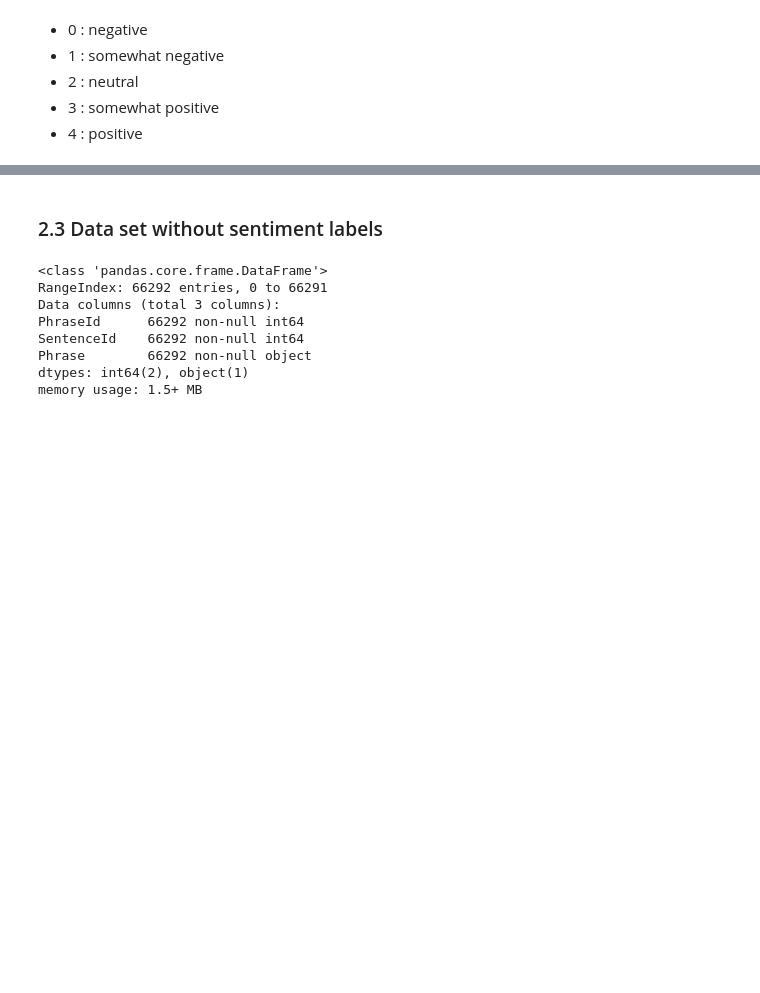
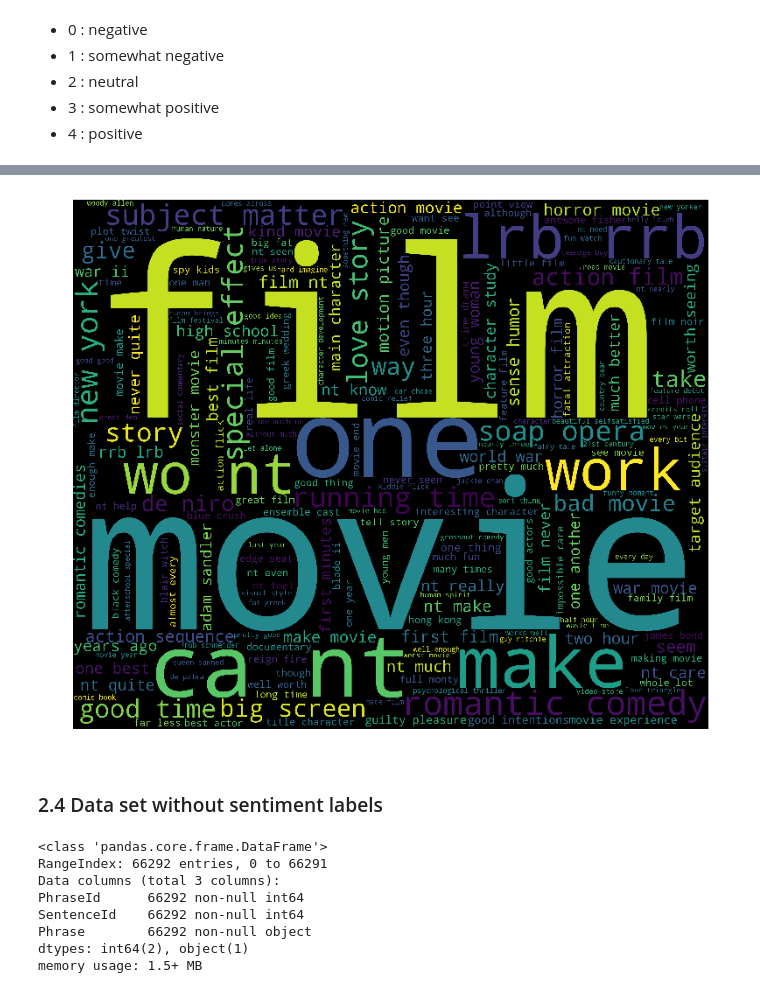
Before and after one commit to Bin-Icarus/Springboard_capstone_project2, a Jupyter notebook: SB_Capstone_Project2/Capstone_Project2.ipynb, the cells around one changed output, grey strips where cells are left out. Cells and saved outputs as stored; diff of their text form; code cells hidden in the pictures; blank space fills up the shorter version.

```diff
--- a/SB_Capstone_Project2/Capstone_Project2.ipynb
+++ b/SB_Capstone_Project2/Capstone_Project2.ipynb
@@ -73,5 +122,23 @@ print(Sentiment)
+# %%
+txt = ''
+for token in filtered:
+    txt += (token+' ')
+# %%
+from wordcloud import WordCloud, STOPWORDS
+
+wordcloud = WordCloud(stopwords=STOPWORDS,
+                      background_color='black',
+                      width=3000,
+                      height=2500
+                     ).generate(txt)
+plt.figure(1,figsize=(13, 13))
+plt.imshow(wordcloud)
+plt.axis('off')
+plt.show()
+# %% [output]
+[figure, added]
 # %% [markdown]
-### 2.3 Data set without sentiment labels
+### 2.4 Data set without sentiment labels
 # %%
 senti_unknown.info()
 # %% [output]
```
Also changed, not shown: parts of 11 cells of this notebook.
